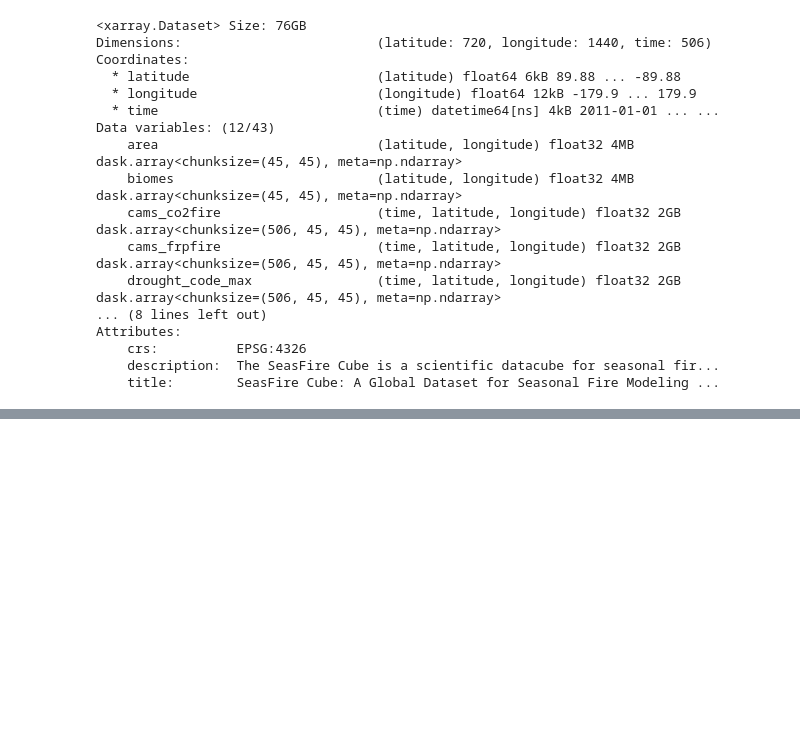
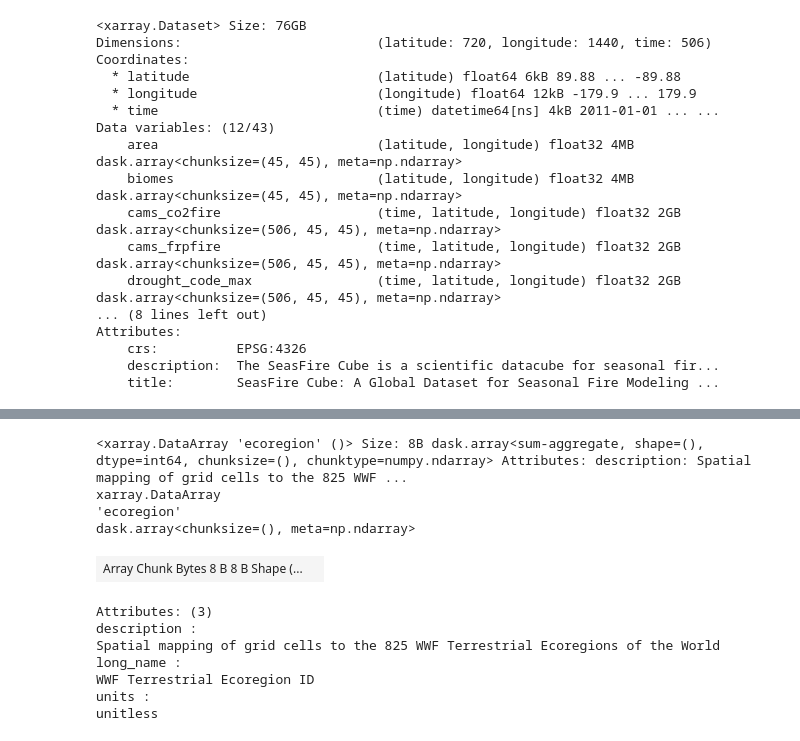
Before and after one commit to yashkher-123/transferability-through-representations, a Jupyter notebook: data/agglomeration_clustering_setup.ipynb, the cells around one changed output, grey strips where cells are left out. Cells and saved outputs as stored; diff of their text form; code cells hidden in the pictures; blank space fills up the shorter version.

```diff
--- a/data/agglomeration_clustering.ipynb
+++ b/data/agglomeration_clustering_setup.ipynb
@@ -33,0 +96,16 @@ Attributes:
+# %%
+zero_count = (ds["ecoregion"] == 0).sum()
+zero_count
+# %% [output]
+<xarray.DataArray 'ecoregion' ()> Size: 8B dask.array<sum-aggregate, shape=(), dtype=int64, chunksize=(), chunktype=numpy.ndarray> Attributes: description: Spatial mapping of grid cells to the 825 WWF ...
+xarray.DataArray
+'ecoregion'
+dask.array<chunksize=(), meta=np.ndarray>
+| Array Chunk Bytes 8 B 8 B Shape (... |  |
+Attributes: (3)
+description :
+Spatial mapping of grid cells to the 825 WWF Terrestrial Ecoregions of the World
+long_name :
+WWF Terrestrial Ecoregion ID
+units :
+unitless
```
Also changed, not shown: parts of 15 cells of this notebook.
